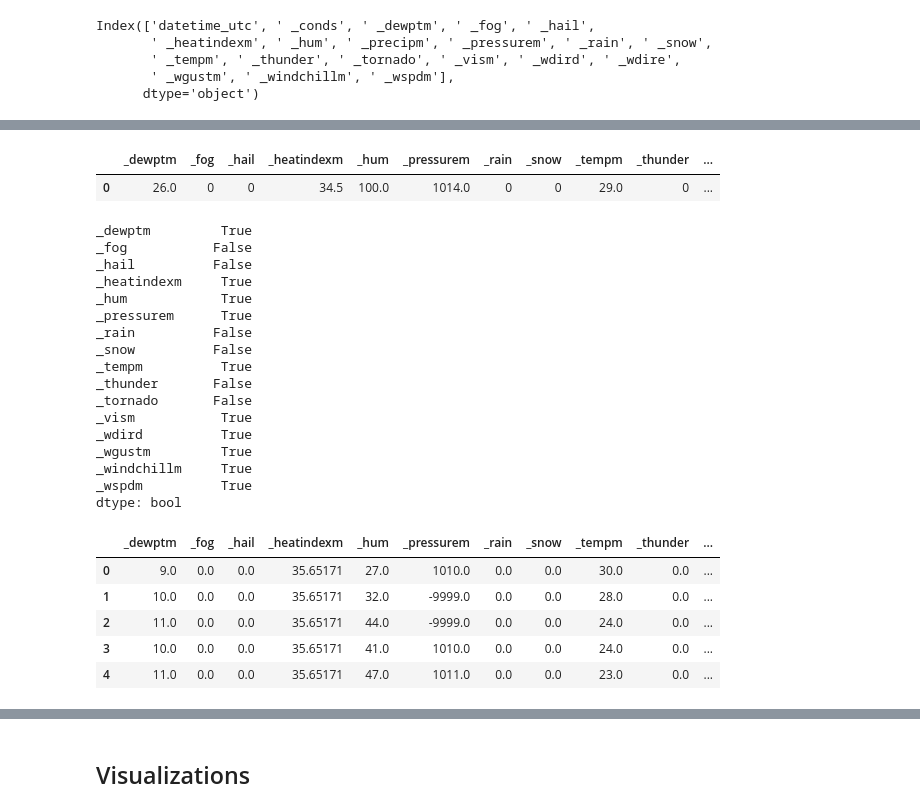
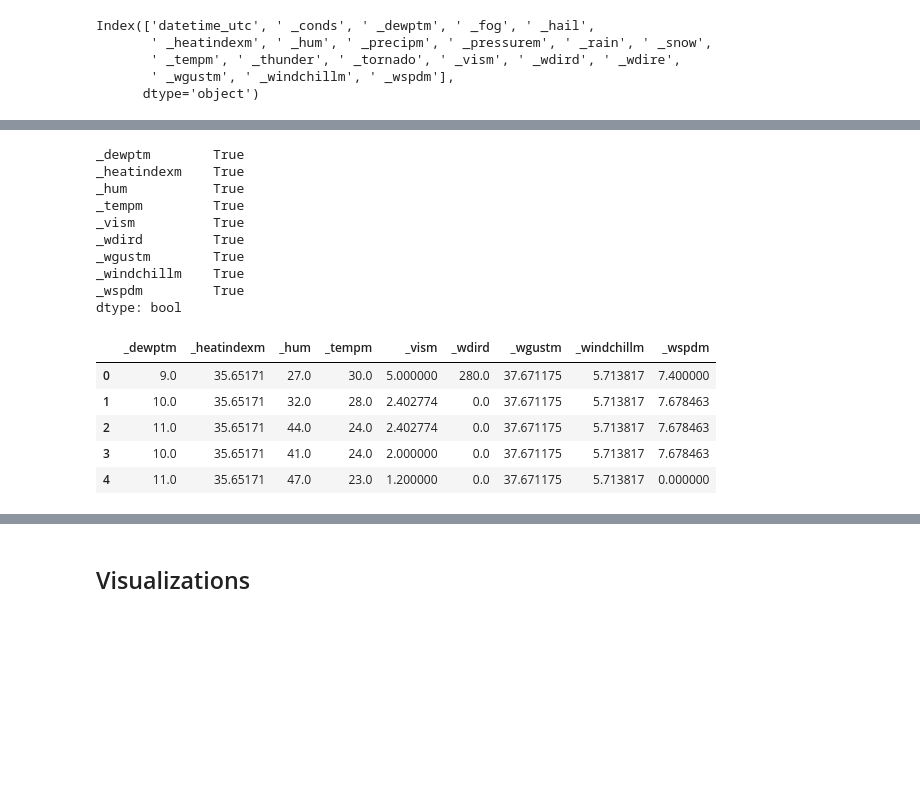
Before and after one commit to zhutchens/weather-analysis, a Jupyter notebook: weather.ipynb, the cells around one changed output, grey strips where cells are left out. Drawn from its saved outputs; the diff is of its cells as text; code cells hidden in the pictures; blank space fills up the shorter version.

```diff
--- a/weather.ipynb
+++ b/weather.ipynb
@@ -54,44 +60,34 @@ weather_data.describe()
 | 75% | 22.000000 | 0.000000 | 0.000000 | 39.200000 | 78.000000 | NaN | 1.014000e+03 | 0.000000 | 0.000000 | 32.000000 | ... |
 | max | 75.000000 | 1.000000 | 1.000000 | 73.600000 | 243.000000 | NaN | 1.010614e+08 | 1.000000 | 1.000000 | 90.000000 | ... |
 # %%
-weather_data.drop([' _precipm', 'datetime_utc', ' _conds', ' _wdire'], axis = 1, inplace = True)
+weather_data.drop([' _precipm', 'datetime_utc', ' _conds', ' _wdire', ' _pressurem', ' _fog', ' _hail', ' _tornado', ' _thunder', ' _rain', ' _snow'], axis = 1, inplace = True)
-# %%
-weather_data.mode()
-# %% [output]
-|  | _dewptm | _fog | _hail | _heatindexm | _hum | _pressurem | _rain | _snow | _tempm | _thunder | ... |
-| 0 | 26.0 | 0 | 0 | 34.5 | 100.0 | 1014.0 | 0 | 0 | 29.0 | 0 | ... |
 # %%
 weather_data.isnull().any()
 # %% [output]
-_dewptm         True
-_fog           False
-_hail          False
-_heatindexm     True
-_hum            True
-_pressurem      True
-_rain          False
-_snow          False
-_tempm          True
-_thunder       False
-_tornado       False
-_vism           True
-_wdird          True
-_wgustm         True
-_windchillm     True
-_wspdm          True
+_dewptm        True
+_heatindexm    True
+_hum           True
+_tempm         True
+_vism          True
+_wdird         True
+_wgustm        True
+_windchillm    True
+_wspdm         True
 dtype: bool
 # %%
 from sklearn.impute import SimpleImputer
+from sklearn.preprocessing import StandardScaler
 
 imp = SimpleImputer(strategy = 'mean')
+scaler = StandardScaler()
 
 weather_data = pd.DataFrame(imp.fit_transform(weather_data), columns = weather_data.columns)
 
 weather_data.head()
 # %% [output]
-|  | _dewptm | _fog | _hail | _heatindexm | _hum | _pressurem | _rain | _snow | _tempm | _thunder | ... |
-| 0 | 9.0 | 0.0 | 0.0 | 35.65171 | 27.0 | 1010.0 | 0.0 | 0.0 | 30.0 | 0.0 | ... |
-| 1 | 10.0 | 0.0 | 0.0 | 35.65171 | 32.0 | -9999.0 | 0.0 | 0.0 | 28.0 | 0.0 | ... |
-| 2 | 11.0 | 0.0 | 0.0 | 35.65171 | 44.0 | -9999.0 | 0.0 | 0.0 | 24.0 | 0.0 | ... |
-| 3 | 10.0 | 0.0 | 0.0 | 35.65171 | 41.0 | 1010.0 | 0.0 | 0.0 | 24.0 | 0.0 | ... |
-| 4 | 11.0 | 0.0 | 0.0 | 35.65171 | 47.0 | 1011.0 | 0.0 | 0.0 | 23.0 | 0.0 | ... |
+|  | _dewptm | _heatindexm | _hum | _tempm | _vism | _wdird | _wgustm | _windchillm | _wspdm |
+| 0 | 9.0 | 35.65171 | 27.0 | 30.0 | 5.000000 | 280.0 | 37.671175 | 5.713817 | 7.400000 |
+| 1 | 10.0 | 35.65171 | 32.0 | 28.0 | 2.402774 | 0.0 | 37.671175 | 5.713817 | 7.678463 |
+| 2 | 11.0 | 35.65171 | 44.0 | 24.0 | 2.402774 | 0.0 | 37.671175 | 5.713817 | 7.678463 |
+| 3 | 10.0 | 35.65171 | 41.0 | 24.0 | 2.000000 | 0.0 | 37.671175 | 5.713817 | 7.678463 |
+| 4 | 11.0 | 35.65171 | 47.0 | 23.0 | 1.200000 | 0.0 | 37.671175 | 5.713817 | 0.000000 |
```
Also changed, not shown: parts of 28 cells of this notebook, 2 other files.
